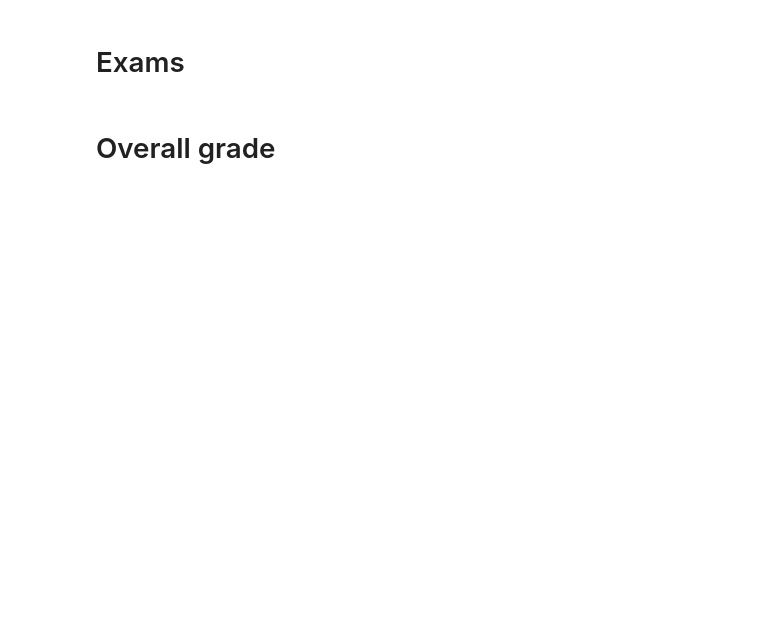
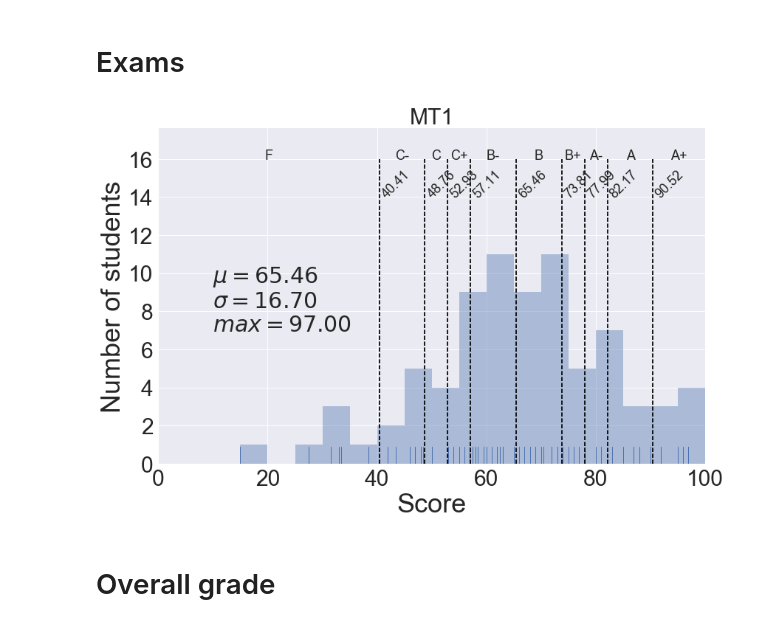
Before and after one commit to materialsvirtuallab/nano106, a Jupyter notebook: grades/Spring2017/Grade Stats.ipynb, the cells around one changed output. Saved outputs shown, nothing was run; the diff lists cells and outputs as text; code cells hidden in the pictures; blank space fills up the shorter version.

```diff
--- a/grades/Spring2017/Grade Stats.ipynb
+++ b/grades/Spring2017/Grade Stats.ipynb
@@ -162,7 +162,9 @@ cutoffs = bar_plot(d, "PS1", annotate=False)
 # %% [markdown]
 # Exams
 # %%
-#cutoffs = bar_plot(d, "MT1", annotate=True)
+cutoffs = bar_plot(d, "MT1", annotate=True)
+# %% [output]
+[figure, added]
 # %%
 #cutoffs = bar_plot(d, "MT2", annotate=True)
 # %%
```
Also changed, not shown: parts of 3 cells of this notebook.
